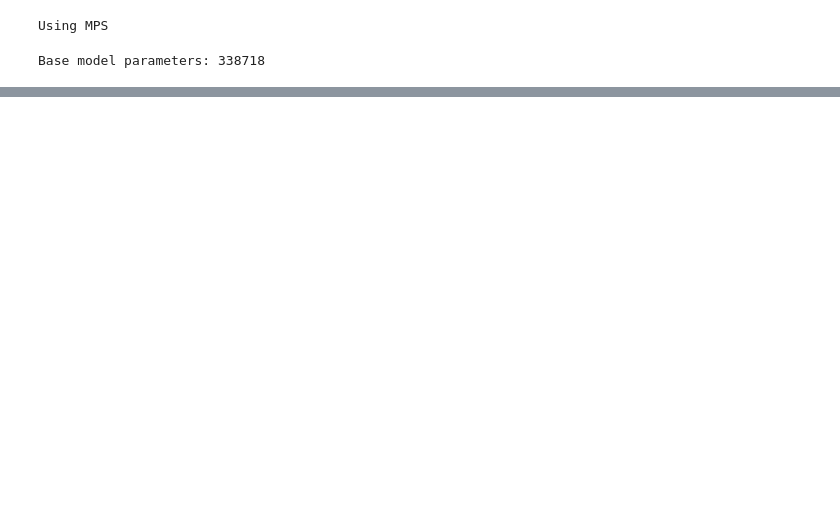
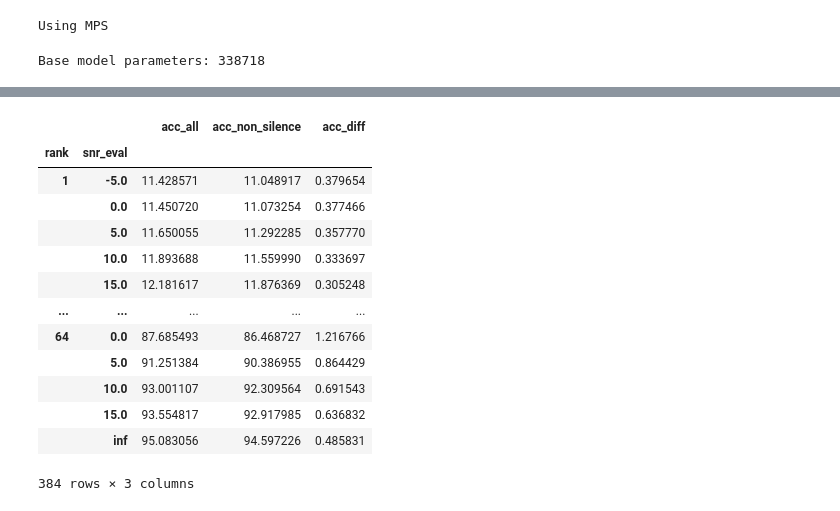
Before and after one commit to c-wejendorp/thesis, a Jupyter notebook: scripts/keyword_spotting/base_model_rank_sweep.ipynb, the cells around one changed output, grey strips where cells are left out. Cells and saved outputs as stored; diff of their text form; code cells hidden in the pictures; blank space fills up the shorter version.

```diff
--- a/scripts/keyword_spotting/base_model_rank_sweep.ipynb
+++ b/scripts/keyword_spotting/base_model_rank_sweep.ipynb
@@ -204,0 +177,10 @@ print("-" * 60)
+# %%
+VAL_SNR_VALUES = [-5, 0, 5, 10,15,float('inf')]
+# deactivate low-rank everywhere
+base_model.toggle_low_rank((False,False,False))
+#full_rank_acc = validate_model(base_model, val_loader, nn.CrossEntropyLoss(), device, snr_values=VAL_SNR_VALUES, verbose=False, fixed_rank=None)
+results, per_sample_records = validate_model(base_model, val_loader, nn.CrossEntropyLoss(), device, snr_values=VAL_SNR_VALUES, verbose=False, fixed_rank=None)
+print(f"\n=== Full Rank Val Accuracy per SNR ===")
+for snr, stats in results.items():
+    print(f"  SNR={str(snr):>6}: acc={stats['acc']:.2f}%  loss={stats['loss']:.4f}")
+print("-" * 60)
@@ -427,0 +426,2 @@ Plot saved to /Users/christoffer/Documents/Thesis/thesis_project/model_runs/base
+# %%
+comb_1_df = all_per_sample_dfs["comb_1"]
@@ -427,0 +632,43 @@ Plot saved to /Users/christoffer/Documents/Thesis/thesis_project/model_runs/base
+# %%
+g = (
+    comb_1_df
+    .assign(is_silence=comb_1_df["label"] == "SILENCE")
+    .groupby(["rank", "snr_eval"])
+)
+
+acc_all = g["correct"].mean() * 100
+
+acc_non_silence = (
+    comb_1_df[comb_1_df["label"] != "SILENCE"]
+    .groupby(["rank", "snr_eval"])["correct"]
+    .mean()
+    * 100
+)
+
+summary = (
+    pd.concat(
+        {
+            "acc_all": acc_all,
+            "acc_non_silence": acc_non_silence,
+        },
+        axis=1,
+    )
+    .assign(acc_diff=lambda df: df["acc_all"] - df["acc_non_silence"])
+)
+
+summary
+# %% [output]
+|  |  | acc_all | acc_non_silence | acc_diff |
+| rank | snr_eval |  |  |  |
+| 1 | -5.0 | 11.428571 | 11.048917 | 0.379654 |
+|  | 0.0 | 11.450720 | 11.073254 | 0.377466 |
+|  | 5.0 | 11.650055 | 11.292285 | 0.357770 |
+|  | 10.0 | 11.893688 | 11.559990 | 0.333697 |
+|  | 15.0 | 12.181617 | 11.876369 | 0.305248 |
+| ... | ... | ... | ... | ... |
+| 64 | 0.0 | 87.685493 | 86.468727 | 1.216766 |
+|  | 5.0 | 91.251384 | 90.386955 | 0.864429 |
+|  | 10.0 | 93.001107 | 92.309564 | 0.691543 |
+|  | 15.0 | 93.554817 | 92.917985 | 0.636832 |
+|  | inf | 95.083056 | 94.597226 | 0.485831 |
+384 rows × 3 columns
```
Also changed, not shown: parts of 13 cells of this notebook, 2 other files.
